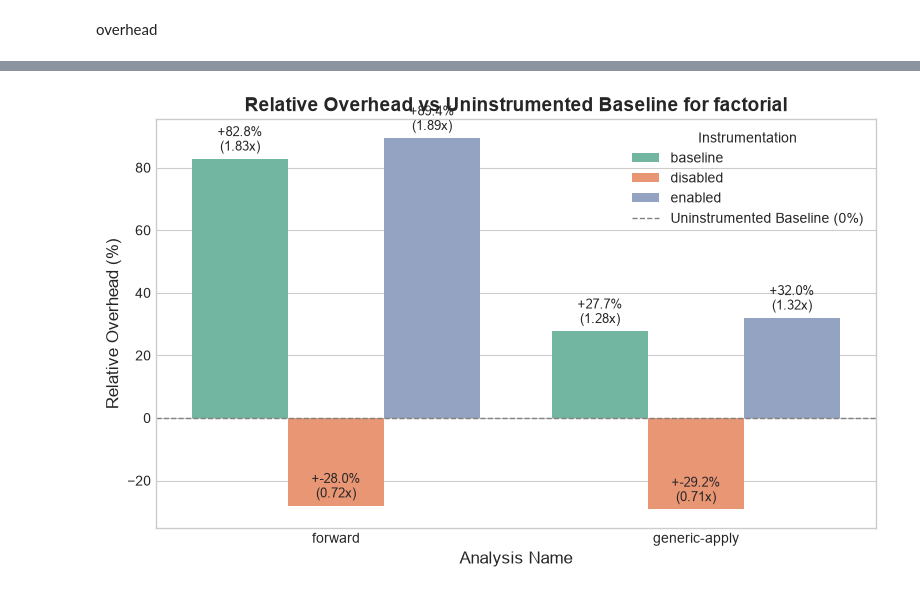
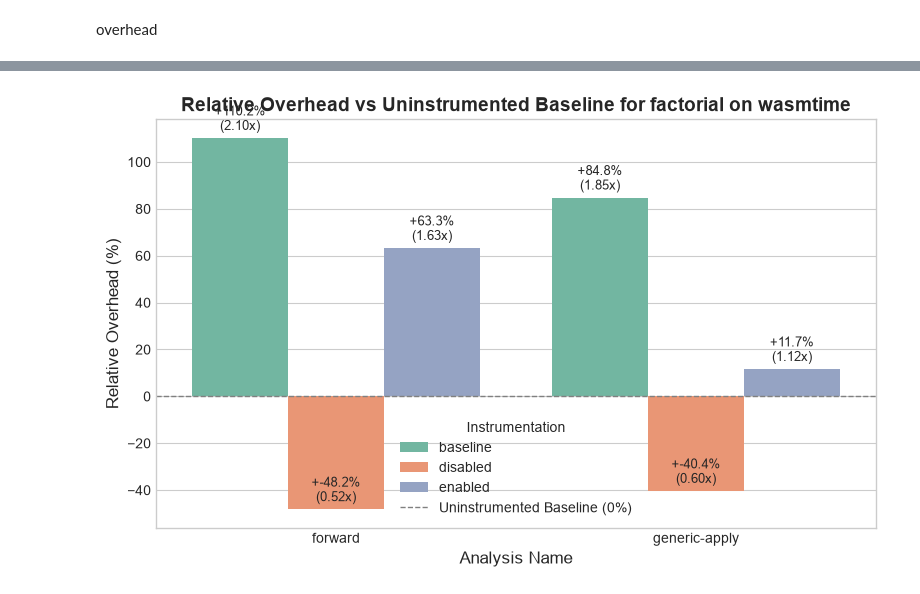
Before and after one commit to CharlesThuys/wastrumentation, a Jupyter notebook: charles-benchmarks/results/process_results/process_results.ipynb, the cells around one changed output, grey strips where cells are left out. Saved outputs shown, nothing was run; the diff lists cells and outputs as text; code cells hidden in the pictures.

```diff
--- a/charles-benchmarks/results/process_results/process_results.ipynb
+++ b/charles-benchmarks/results/process_results/process_results.ipynb
@@ -6,10 +6,11 @@ import pandas as pd
 import seaborn as sns
 import numpy as np
 # %%
-baseline = pd.read_csv("data/desktop-test/baseline_result.csv")
-baseline_size = pd.read_csv("data/desktop-test/baseline_sizes.csv")
-extension = pd.read_csv("data/desktop-test/result.csv")
-extension_size = pd.read_csv("data/desktop-test/sizes.csv")
+current_folder = "1.0002"
+baseline = pd.read_csv(f"data/{current_folder}/baseline_result.csv")
+baseline_size = pd.read_csv(f"data/{current_folder}/baseline_sizes.csv")
+extension = pd.read_csv(f"data/{current_folder}/result.csv")
+extension_size = pd.read_csv(f"data/{current_folder}/sizes.csv")
 baseline_size["extension"] = "baseline"
 extension_size["extension"] = "function-toggle"
 # %%
@@ -30,11 +31,9 @@ for program in programs:
     plt.xlabel("Analysis Name", fontsize=12)
     plt.legend(title="Extension")
     for bar in ax.patches:
-        ax.annotate(f'{int(bar.get_height())}',
-                    (bar.get_x() + bar.get_width() / 2., bar.get_height()),
-                    ha='center', va='bottom',fontsize=9, xytext=(0, 3),  textcoords='offset points')
+        ax.annotate(f'{int(bar.get_height())}', (bar.get_x() + bar.get_width() / 2., bar.get_height()), xytext=(0,3), textcoords="offset points", ha='center', va='bottom')
     plt.tight_layout()
-    plt.savefig(f'program_size_{program}.png', dpi=300)
+    plt.savefig(f'processed/{current_folder}/program_size_{program}.png', dpi=300)
     plt.show()
 # %% [output]
 [figure]
@@ -110,60 +105,53 @@ stats
 # %% [markdown]
 overhead
 # %%
-# Compute mean uninstrumented baseline per program
-uninst_means_wt = results_wasmtime[results_wasmtime['instrumentation'] == 'uninstrumented'].groupby('program_name')["duration_ns"].mean().to_dict()
-uninst_means_wz = results_wizard[results_wizard['instrumentation'] == 'uninstrumented'].groupby('program_name')["duration_ns"].mean().to_dict()
 
-# Compute mean duration per group
-summary = results_wasmtime.groupby(['program_name', 'analysis_name', 'instrumentation'])['duration_ns'].mean().reset_index()
+for platform, platform_df in result_per_platform.items():
+    uninst_means = platform_df[platform_df['instrumentation'] == 'uninstrumented'].groupby('program_name')["duration_ns"].mean().to_dict()
+    summary = platform_df.groupby(['program_name', 'analysis_name', 'instrumentation'])['duration_ns'].mean().reset_index()
 
-# Exclude uninstrumented analysis from analysis_name on x-axis if desired, or keep it as 0% reference / baseline.
-# Calculating relative overhead (%): (mean_duration - baseline) / baseline * 100
-# Alternatively ratio: mean_duration / baseline
-summary['uninst_baseline'] = summary['program_name'].map(uninst_means_wt)
-summary['relative_overhead_pct'] = ((summary['duration_ns'] - summary['uninst_baseline']) / summary['uninst_baseline']) * 100
-summary['speedup_factor'] = summary['duration_ns'] / summary['uninst_baseline']
+    summary['uninst_baseline'] = summary['program_name'].map(uninst_means)
+    summary['relative_overhead_pct'] = ((summary['duration_ns'] - summary['uninst_baseline']) / summary['uninst_baseline']) * 100
+    summary['speedup_factor'] = summary['duration_ns'] / summary['uninst_baseline']
 
-print(summary.to_string())
+    # Filter out uninstrumented from analysis_name to focus on analyses (forward, generic-apply)
+    df_analyses = summary[summary['analysis_name'] != 'uninstrumented'].copy()
 
-# Filter out uninstrumented from analysis_name to focus on analyses (forward, generic-apply)
-df_analyses = summary[summary['analysis_name'] != 'uninstrumented'].copy()
+    programs = df_analyses['program_name'].unique()
 
-programs = df_analyses['program_name'].unique()
+    plt.style.use('seaborn-v0_8-whitegrid' if 'seaborn-v0_8-whitegrid' in plt.style.available else 'default')
 
-plt.style.use('seaborn-v0_8-whitegrid' if 'seaborn-v0_8-whitegrid' in plt.style.available else 'default')
+    for prog in programs:
+        sub_df = df_analyses[df_analyses['program_name'] == prog]
 
-for prog in programs:
-    sub_df = df_analyses[df_analyses['program_name'] == prog]
+        plt.figure(figsize=(8, 5))
+        ax = sns.barplot(
+            data=sub_df,
+            x='analysis_name',
+            y='relative_overhead_pct',
+            hue='instrumentation',
+            palette='Set2'
+        )
 
-    plt.figure(figsize=(8, 5))
-    ax = sns.barplot(
-        data=sub_df,
-        x='analysis_name',
-        y='relative_overhead_pct',
-        hue='instrumentation',
-        palette='Set2'
-    )
+        # Add baseline reference line at 0%
+        plt.axhline(0, color='gray', linestyle='--', linewidth=1, label='Uninstrumented Baseline (0%)')
 
-    # Add baseline reference line at 0%
-    plt.axhline(0, color='gray', linestyle='--', linewidth=1, label='Uninstrumented Baseline (0%)')
+        plt.title(f'Relative Overhead vs Uninstrumented Baseline for {prog} on {platform}', fontsize=14, fontweight='bold')
+        plt.xlabel('Analysis Name', fontsize=12)
+        plt.ylabel('Relative Overhead (%)', fontsize=12)
+        plt.legend(title='Instrumentation')
 
-    plt.title(f'Relative Overhead vs Uninstrumented Baseline for {prog}', fontsize=14, fontweight='bold')
-    plt.xlabel('Analysis Name', fontsize=12)
-    plt.ylabel('Relative Overhead (%)', fontsize=12)
-    plt.legend(title='Instrumentation')
+        # Annotate bar values (% overhead and factor)
+        for p in ax.patches:
+            height = p.get_height()
+            if not pd.isna(height) and height != 0:
+                ax.annotate(f'+{height:.1f}%\n({(1 + height/100):.2f}x)',
+                            (p.get_x() + p.get_width() / 2., height),
+                            ha='center', va='bottom',
+                            fontsize=9, xytext=(0, 3),
+                            textcoords='offset points')
 
-    # Annotate bar values (% overhead and factor)
-    for p in ax.patches:
-        height = p.get_height()
-        if not pd.isna(height) and height != 0:
-            ax.annotate(f'+{height:.1f}%\n({(1 + height/100):.2f}x)',
-                        (p.get_x() + p.get_width() / 2., height),
-                        ha='center', va='bottom',
-                        fontsize=9, xytext=(0, 3),
-                        textcoords='offset points')
-
-    plt.tight_layout()
-    plt.savefig(f'overhead_bar_plot_{prog}_wasmtime.png', dpi=300)
-    plt.show()
+        plt.tight_layout()
+        plt.savefig(f'processed/{current_folder}/overhead_bar_plot_{prog}_{platform}.png', dpi=300)
+        plt.show()
 # %% [output]
@@ -183 +158 @@ for prog in programs:
-[figure, old version]
+[figure, new version]
```
Also changed, not shown: parts of 3 cells of this notebook, 31 other files.
